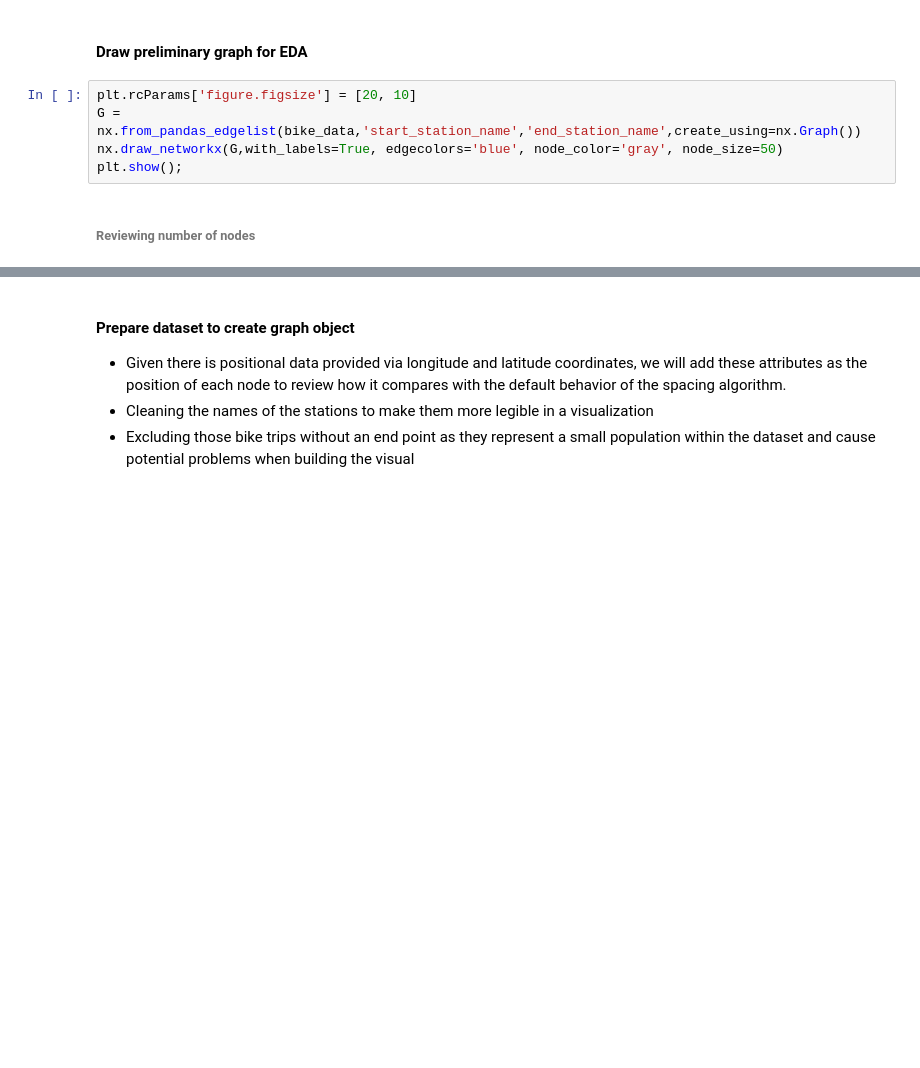
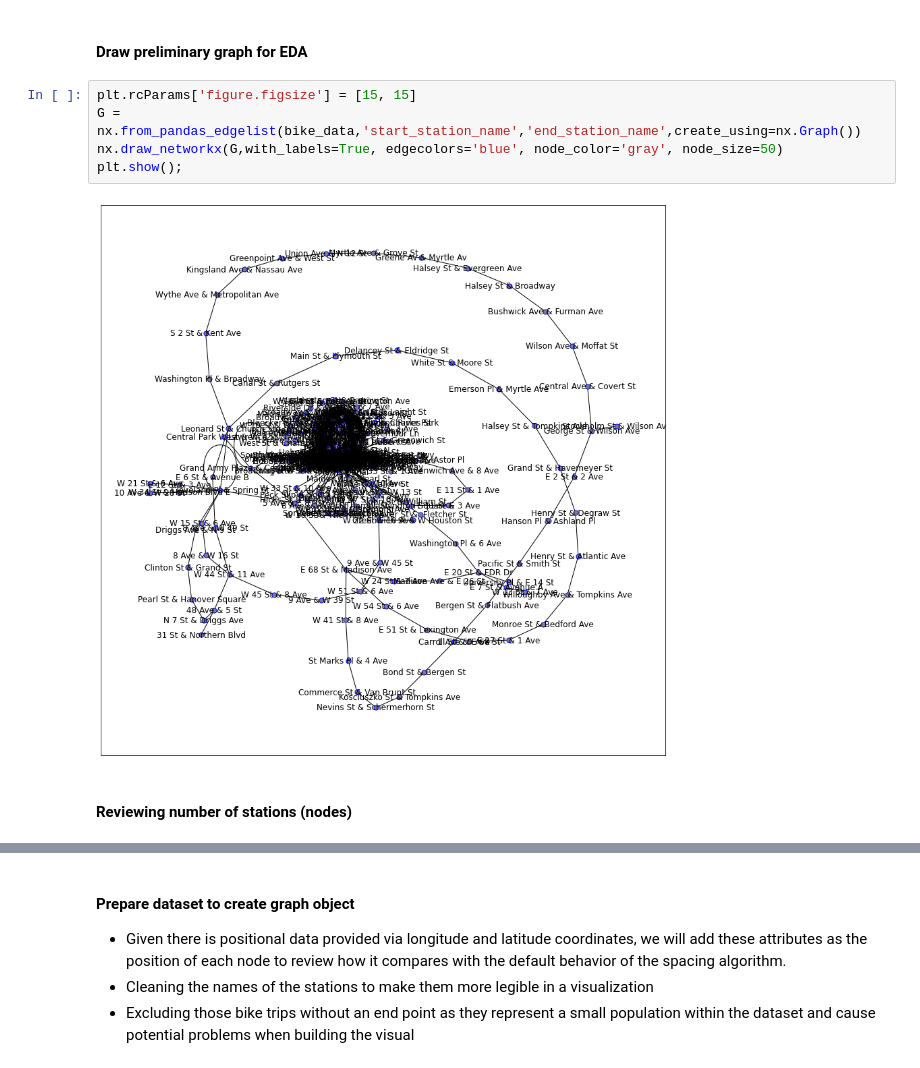
Before and after one commit to jforster19/Data620, a Jupyter notebook: Project1.ipynb, the cells around one changed output, grey strips where cells are left out. Cells and saved outputs as stored; diff of their text form; blank space fills up the shorter version.

```diff
--- a/Project1.ipynb
+++ b/Project1.ipynb
@@ -45,11 +87,13 @@ bike_data.groupby(['start_station_name','end_station_name'])['ride_id'].count().
 # %% [markdown]
 #### Draw preliminary graph for EDA
 # %%
-plt.rcParams['figure.figsize'] = [20, 10]
+plt.rcParams['figure.figsize'] = [15, 15]
 G = nx.from_pandas_edgelist(bike_data,'start_station_name','end_station_name',create_using=nx.Graph())
 nx.draw_networkx(G,with_labels=True, edgecolors='blue', node_color='gray', node_size=50)
 plt.show();
+# %% [output]
+[figure, added]
 # %% [markdown]
-###### Reviewing number of nodes
+#### Reviewing number of stations (nodes)
 # %%
 len(bike_data['start_station_id'].unique())
```
Also changed, not shown: parts of 27 cells of this notebook.
